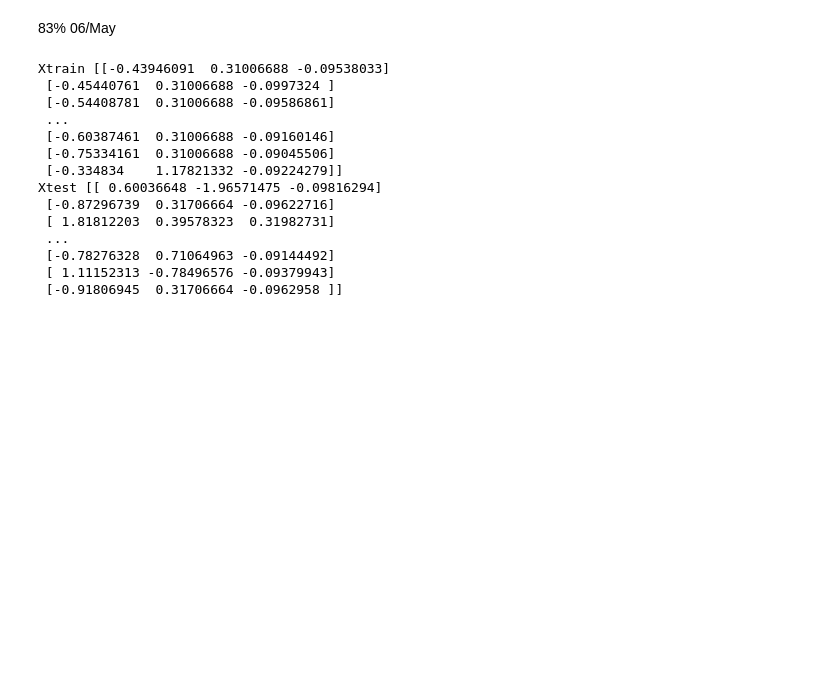
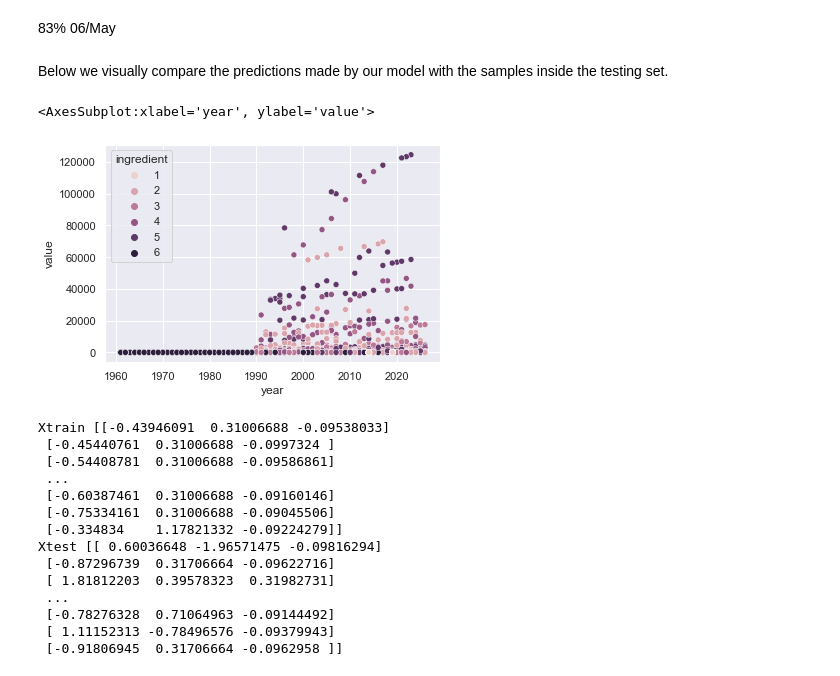
Before and after one commit to kellyc-j/MenuAssistance_project_y4, a Jupyter notebook: No_4_MenuAssistance.ipynb, the cells around one changed output. Saved outputs shown, nothing was run; the diff lists cells and outputs as text; code cells hidden in the pictures; blank space fills up the shorter version.

```diff
--- a/No_4_MenuAssistance.ipynb
+++ b/No_4_MenuAssistance.ipynb
@@ -1170,6 +1181,19 @@ weighted avg       0.83      0.83      0.81     14561
 [figure]
 # %% [markdown]
 83% 06/May
+# %% [markdown]
+Below we visually compare the predictions made by our model with the samples inside the testing set.
+# %%
+#Decision Tree
+sns.scatterplot(
+    x='year',
+    y='value',
+    hue='ingredient',
+    data=X_test.join(y_test, how='outer')#'outer' returns all rows from the DataFrames
+)
+# %% [output]
+<AxesSubplot:xlabel='year', ylabel='value'>
+[figure, added]
 # %%
 sc = StandardScaler()
 X_train = sc.fit_transform(X_train)
```
Also changed, not shown: parts of 31 cells of this notebook.
